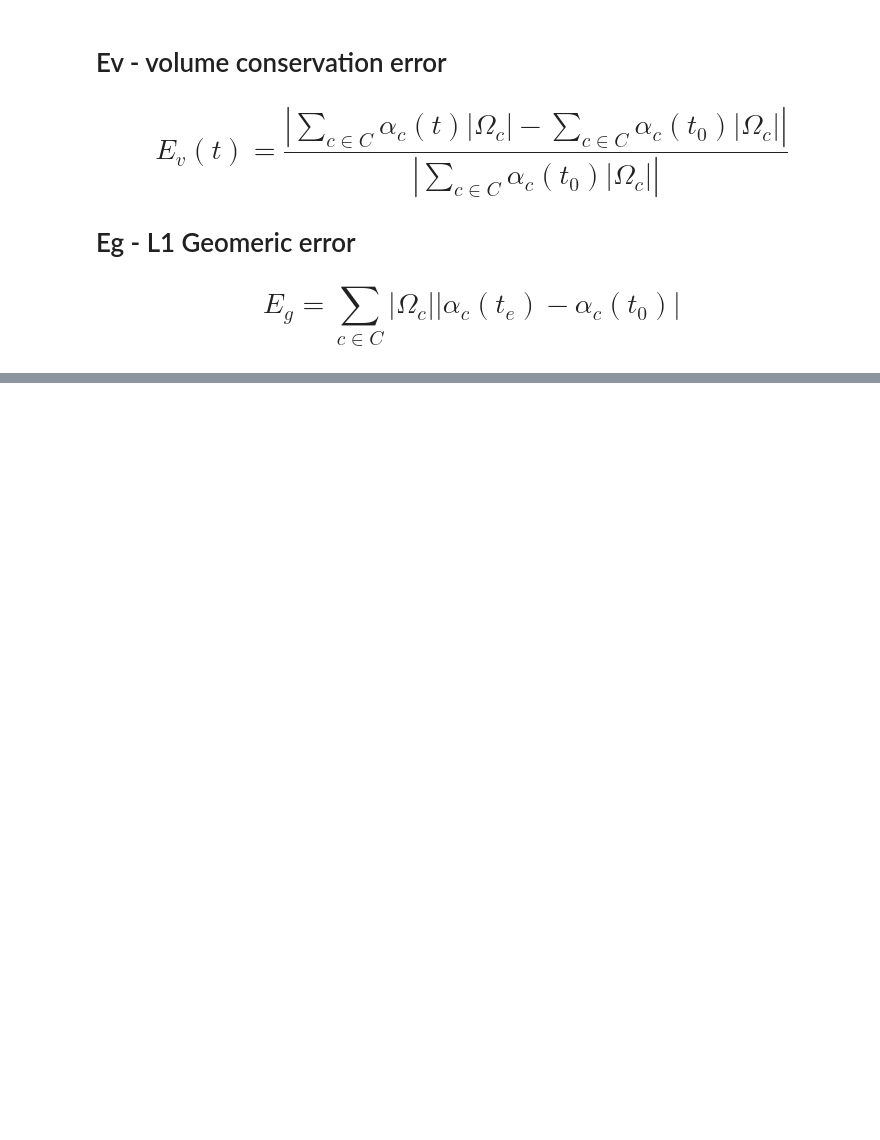
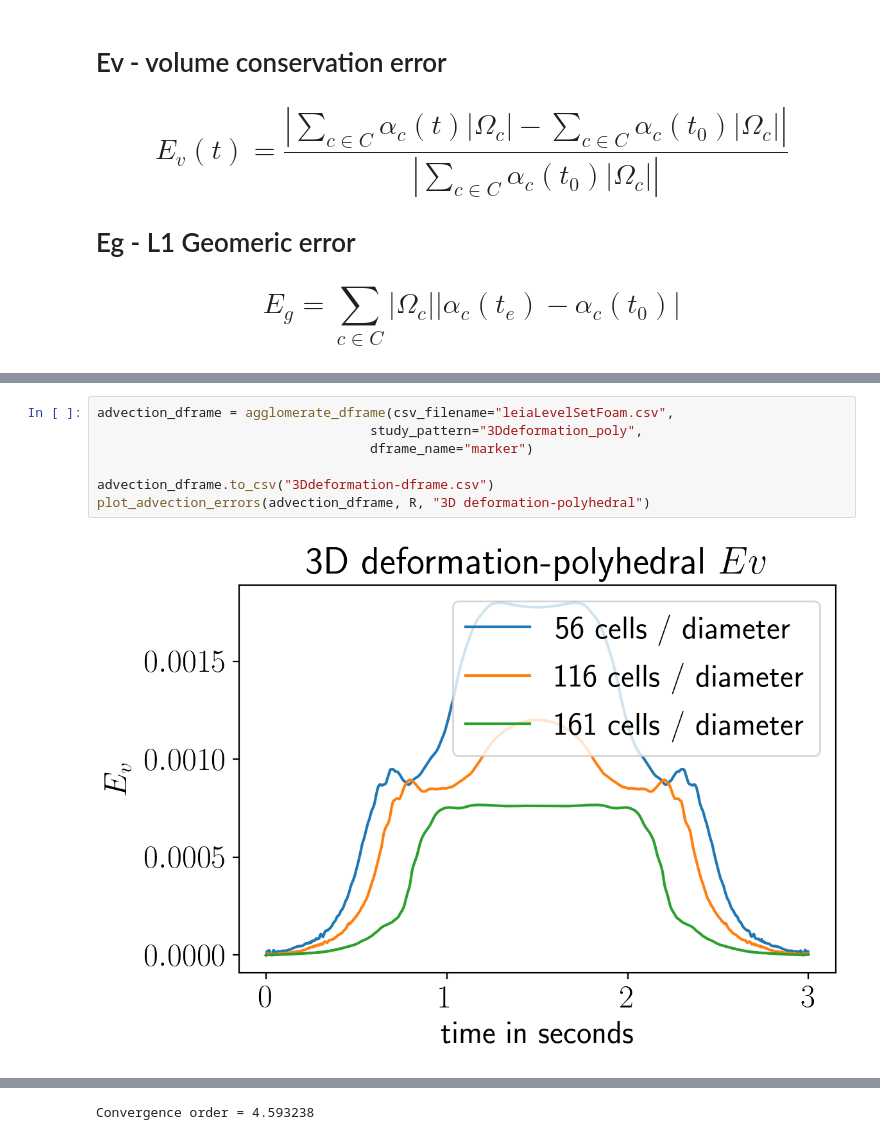
Before and after one commit to tmaric/leia, a Jupyter notebook: cases/3Ddeformation.ipynb, the cells around one changed output, grey strips where cells are left out. Saved outputs shown, nothing was run; the diff lists cells and outputs as text; blank space fills up the shorter version.

```diff
--- a/cases/3Ddeformation.ipynb
+++ b/cases/3Ddeformation.ipynb
@@ -53,0 +83,9 @@ plot_advection_errors(advection_dframe, R, "3D deformation")
+# %%
+advection_dframe = agglomerate_dframe(csv_filename="leiaLevelSetFoam.csv",
+                                   study_pattern="3Ddeformation_poly",
+                                   dframe_name="marker")
+
+advection_dframe.to_csv("3Ddeformation-dframe.csv")
+plot_advection_errors(advection_dframe, R, "3D deformation-polyhedral")
+# %% [output]
+[figure, added]
@@ -53,0 +93 @@ plot_advection_errors(advection_dframe, R, "3D deformation")
+Convergence order = 4.593238
```
Also changed, not shown: parts of 5 cells of this notebook, 9 other files.
